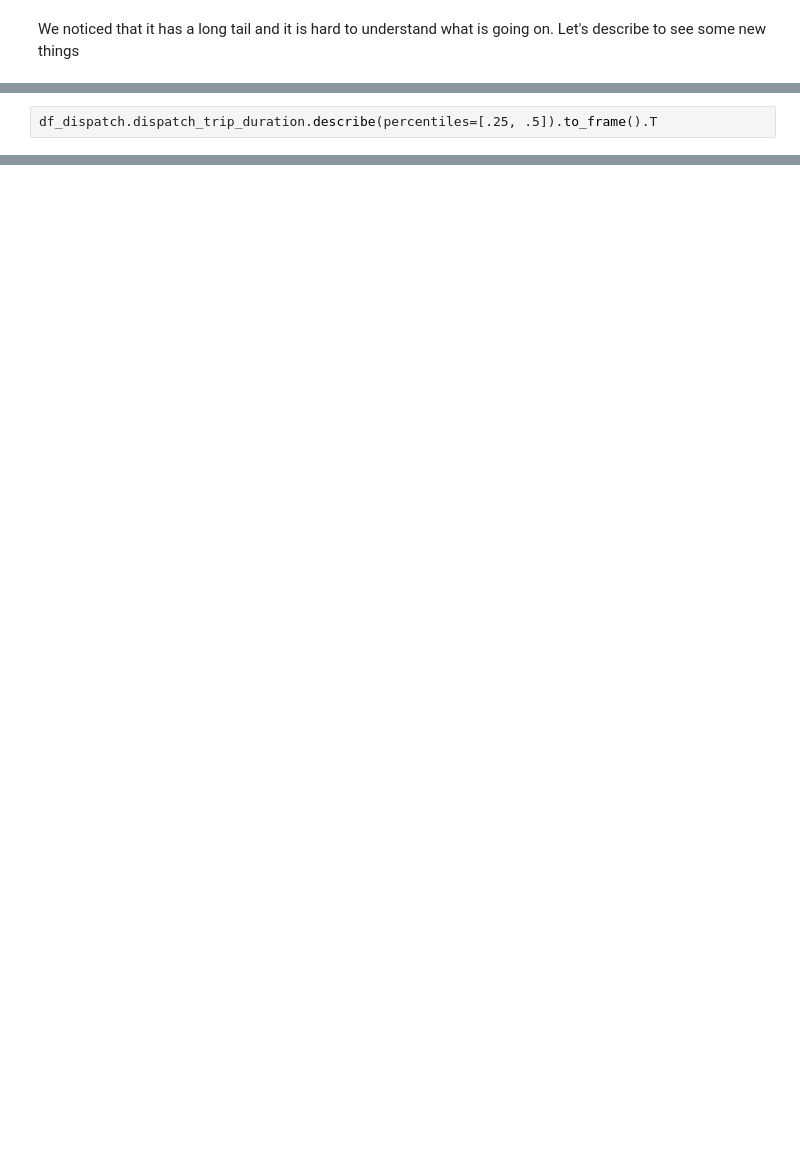
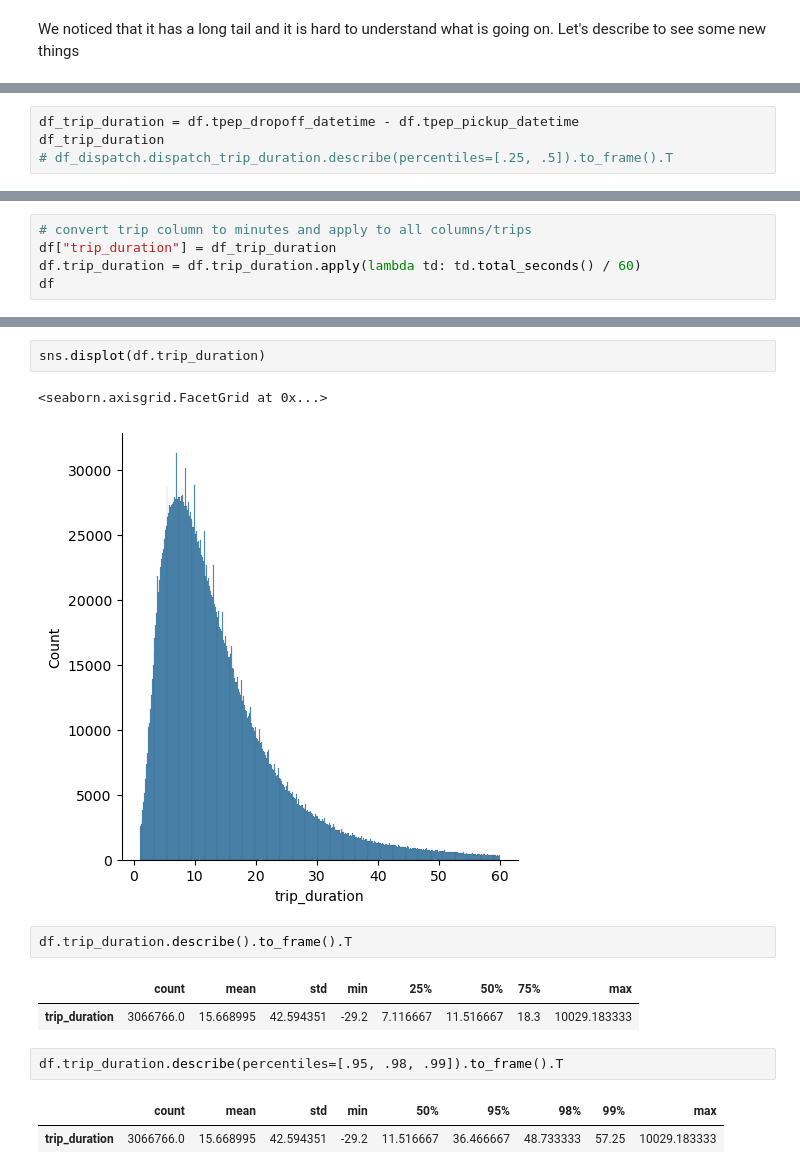
Before and after one commit to profgreatwonder/ride_duration_pred_and_exp_tracking, a Jupyter notebook: pred_notebooks/ride_pred.ipynb, the cells around one changed output, grey strips where cells are left out. Saved outputs shown, nothing was run; the diff lists cells and outputs as text; blank space fills up the shorter version.

```diff
--- a/pred_notebooks/ride_pred.ipynb
+++ b/pred_notebooks/ride_pred.ipynb
@@ -189,3 +139,5 @@ This provides something to predict with. We can filter for data that is >= 1min
 # %%
-df_dispatch.dispatch_trip_duration.describe(percentiles=[.25, .5]).to_frame().T
+df_trip_duration = df.tpep_dropoff_datetime - df.tpep_pickup_datetime
+df_trip_duration
+# df_dispatch.dispatch_trip_duration.describe(percentiles=[.25, .5]).to_frame().T
 # %% [output]
@@ -193,0 +156,5 @@ df_dispatch.dispatch_trip_duration.describe(percentiles=[.25, .5]).to_frame().T
+# %%
+# convert trip column to minutes and apply to all columns/trips
+df["trip_duration"] = df_trip_duration
+df.trip_duration = df.trip_duration.apply(lambda td: td.total_seconds() / 60)
+df
@@ -193,0 +175,15 @@ df_dispatch.dispatch_trip_duration.describe(percentiles=[.25, .5]).to_frame().T
+# %%
+sns.displot(df.trip_duration)
+# %% [output]
+<seaborn.axisgrid.FacetGrid at 0x...>
+[figure, added]
+# %%
+df.trip_duration.describe().to_frame().T
+# %% [output]
+|  | count | mean | std | min | 25% | 50% | 75% | max |
+| trip_duration | 3066766.0 | 15.668995 | 42.594351 | -29.2 | 7.116667 | 11.516667 | 18.3 | 10029.183333 |
+# %%
+df.trip_duration.describe(percentiles=[.95, .98, .99]).to_frame().T
+# %% [output]
+|  | count | mean | std | min | 50% | 95% | 98% | 99% | max |
+| trip_duration | 3066766.0 | 15.668995 | 42.594351 | -29.2 | 11.516667 | 36.466667 | 48.733333 | 57.25 | 10029.183333 |
```
Also changed, not shown: parts of 49 cells of this notebook, 18 other files.
